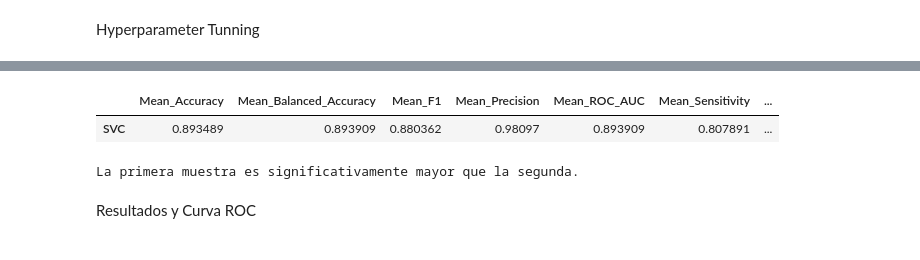
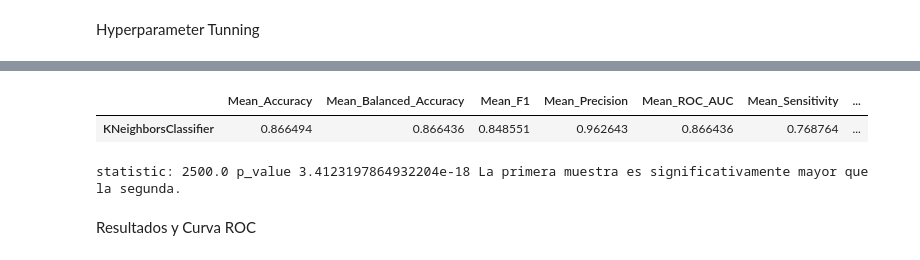
Before and after one commit to OsirisEscaL/Parkinson_Project, a Jupyter notebook: KNeighborsClassifier_Parkinson_HeredetaryAtaxias.ipynb, the cells around one changed output, grey strips where cells are left out. Cells and saved outputs as stored; diff of their text form; code cells hidden in the pictures.

```diff
--- a/KNeighborsClassifier_Parkinson_HeredetaryAtaxias.ipynb
+++ b/KNeighborsClassifier_Parkinson_HeredetaryAtaxias.ipynb
@@ -648,3 +506,7 @@ new_X = selector.fit_transform(oversample_X, oversample_y)
+# %%
+best_number_K = 7 # Cambiar por el mejor numero de caracteristicas encontradas anteriormente
+selector = SelectKBest(score_func=f_classif, k=best_number_K)
+new_X = selector.fit_transform(oversample_X, oversample_y)
 # %%
 results = {}
 
@@ -750,5 +614,5 @@ Mejores hiperparámetros: {'algorithm': 'auto', 'n_neighbors': 3, 'p': 1, 'weigh
 # %%
-model_hyper = KNeighborsClassifier(algorithm='auto', n_neighbors=3, p=1, weights='distance')
+model_hyper = KNeighborsClassifier(algorithm='auto', n_neighbors=5, p=1, weights='distance')
 # %%
 results = {}
 
@@ -795,46 +659,48 @@ for rand in random:
     modelbalanced_accuracy.append(np.mean(skfbalanced_accuracy))
     modelf1.append(np.mean(skff1))
     modelroc_auc.append(np.mean(skfroc_auc))
 mean_accuracy = np.mean(modelaccuracy)
 mean_precision = np.mean(modelprecision)
 mean_sensitivity = np.mean(modelsensitivity)
 mean_specificity = np.mean(modelspecificity)
 mean_balanced_accuracy = np.mean(modelbalanced_accuracy)
 mean_f1 = np.mean(modelf1)
 mean_roc_auc = np.mean(modelroc_auc)
 std_accuracy = np.std(modelaccuracy)
 std_precision = np.std(modelprecision)
 std_sensitivity = np.std(modelsensitivity)
 std_specificity = np.std(modelspecificity)
 std_balanced_accuracy = np.std(modelbalanced_accuracy)
 std_f1 = np.std(modelf1)
 std_roc_auc = np.std(modelroc_auc)
-results['SVC'] = {'Mean_Balanced_Accuracy': mean_balanced_accuracy,
+results['KNeighborsClassifier'] = {'Mean_Balanced_Accuracy': mean_balanced_accuracy,
                                   'Std_Balanced_Accuracy': std_balanced_accuracy,
                                   'Mean_Accuracy': mean_accuracy, 'Std_Accuracy': std_accuracy,
                                   'Mean_Precision': mean_precision, 'Std_Precision': std_precision,
                                   'Mean_Sensitivity': mean_sensitivity, 'Std_Sensitivity': std_sensitivity,
                                   'Mean_Specificity': mean_specificity, 'Std_Specificity': std_specificity,
                                   'Mean_F1': mean_f1, 'Std_F1': std_f1,
                                   'Mean_ROC_AUC': mean_roc_auc, 'Std_ROC_AUC': std_roc_auc}
 
 modelbalanced_accuracy_hyper = modelbalanced_accuracy
 results_ds = pd.DataFrame(results).T
 results_ds
 # %% [output]
 |  | Mean_Accuracy | Mean_Balanced_Accuracy | Mean_F1 | Mean_Precision | Mean_ROC_AUC | Mean_Sensitivity | ... |
-| SVC | 0.893489 | 0.893909 | 0.880362 | 0.98097 | 0.893909 | 0.807891 | ... |
+| KNeighborsClassifier | 0.866494 | 0.866436 | 0.848551 | 0.962643 | 0.866436 | 0.768764 | ... |
 # %%
 statistic, p_value = stats.mannwhitneyu(modelbalanced_accuracy_hyper, modelbalanced_accuracy_select, alternative='two-sided')
 if p_value < alpha:
-    statistic, p_value = stats.mannwhitneyu(modelbalanced_accuracy_hyper, modelbalanced_accuracy_select, alternative='greater')
+    statistic, p_value = stats.mannwhitneyu(modelbalanced_accuracy_over, modelbalanced_accuracy_base, alternative='greater')
     if p_value < alpha:
         greater = 'La primera muestra es significativamente mayor que la segunda.'
+    else:
+        greater = 'La primera muestra no es significativamente mayor que la segunda.'
 else:
       greater = 'No hay evidencia suficiente para afirmar que las muestras tienen distribuciones diferentes.'
-print(greater)
+print('statistic:',statistic,'p_value', p_value, greater)
 # %% [output]
-La primera muestra es significativamente mayor que la segunda.
+statistic: 2500.0 p_value 3.4123197864932204e-18 La primera muestra es significativamente mayor que la segunda.
 # %% [markdown]
 Resultados y Curva ROC
 # %%
```
Also changed, not shown: parts of 13 cells of this notebook.
